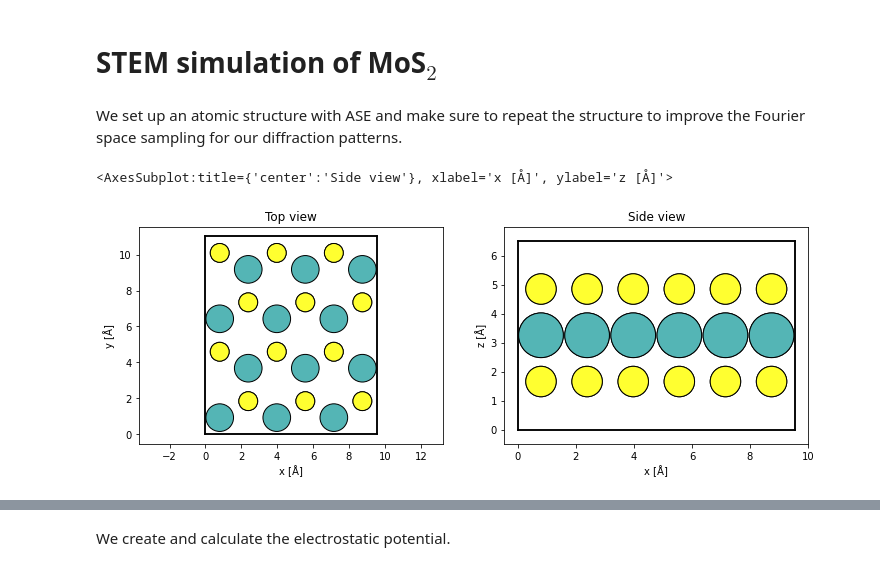
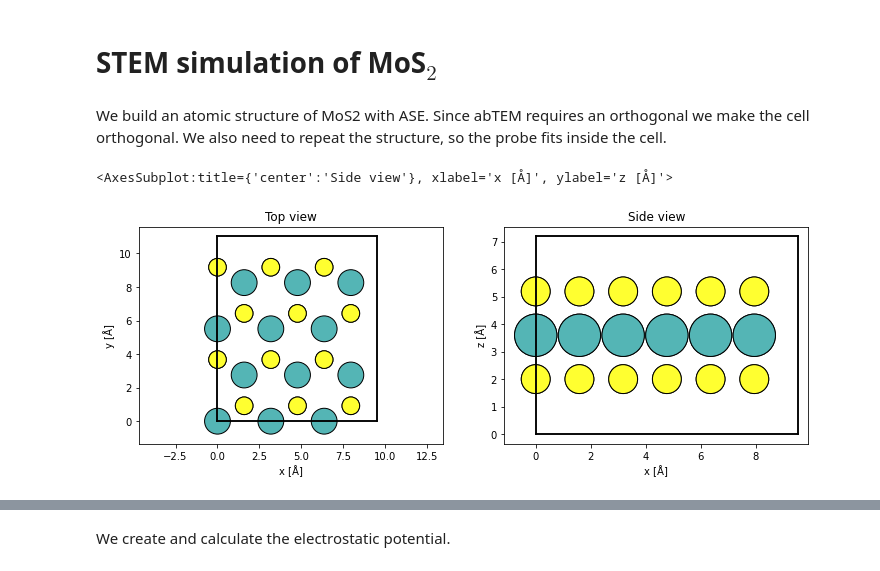
Before and after one commit to abTEM/abTEM, a Jupyter notebook: examples/quickstart/quick_stem.ipynb, the cells around one changed output, grey strips where cells are left out. Saved outputs shown, nothing was run; the diff lists cells and outputs as text; code cells hidden in the pictures.

```diff
--- a/examples/quickstart/quick_stem.ipynb
+++ b/examples/quickstart/quick_stem.ipynb
@@ -14,29 +14,26 @@ from abtem.structures import orthogonalize_cell
 current version: 1.0.0beta8
 # %% [markdown]
 # STEM simulation of MoS$_2$
-# %% [markdown]
-We set up an atomic structure with ASE and make sure to repeat the structure to improve the Fourier space sampling for our diffraction patterns.
+# %% [markdown]
+We build an atomic structure of MoS2 with ASE. Since abTEM requires an orthogonal we make the cell orthogonal. We also need to repeat the structure, so the probe fits inside the cell.
 # %%
 atoms = mx2(formula='MoS2', kind='2H', a=3.18, thickness=3.19, size=(1, 1, 1), vacuum=None)
 
 repetitions = (3, 2, 1)
 
 atoms = orthogonalize_cell(atoms)
 
 atoms *= repetitions
 
-atoms.cell[2,2] = 6.5
-atoms.center()
-
-#atoms *= (1,1,5)
+atoms.center(vacuum=2, axis=2)
 
 fig, (ax1, ax2) = plt.subplots(1, 2, figsize=(12,4))
 
 show_atoms(atoms, ax=ax1, title='Top view')
 show_atoms(atoms, ax=ax2, plane='xz', title='Side view')
 # %% [output]
 <AxesSubplot:title={'center':'Side view'}, xlabel='x [Å]', ylabel='z [Å]'>
-[figure, old version]
+[figure, new version]
 # %%
 print(f"Simulation cell: {atoms.cell}")
 # %% [output]
```
Also changed, not shown: parts of 7 cells of this notebook, 1 other file.
